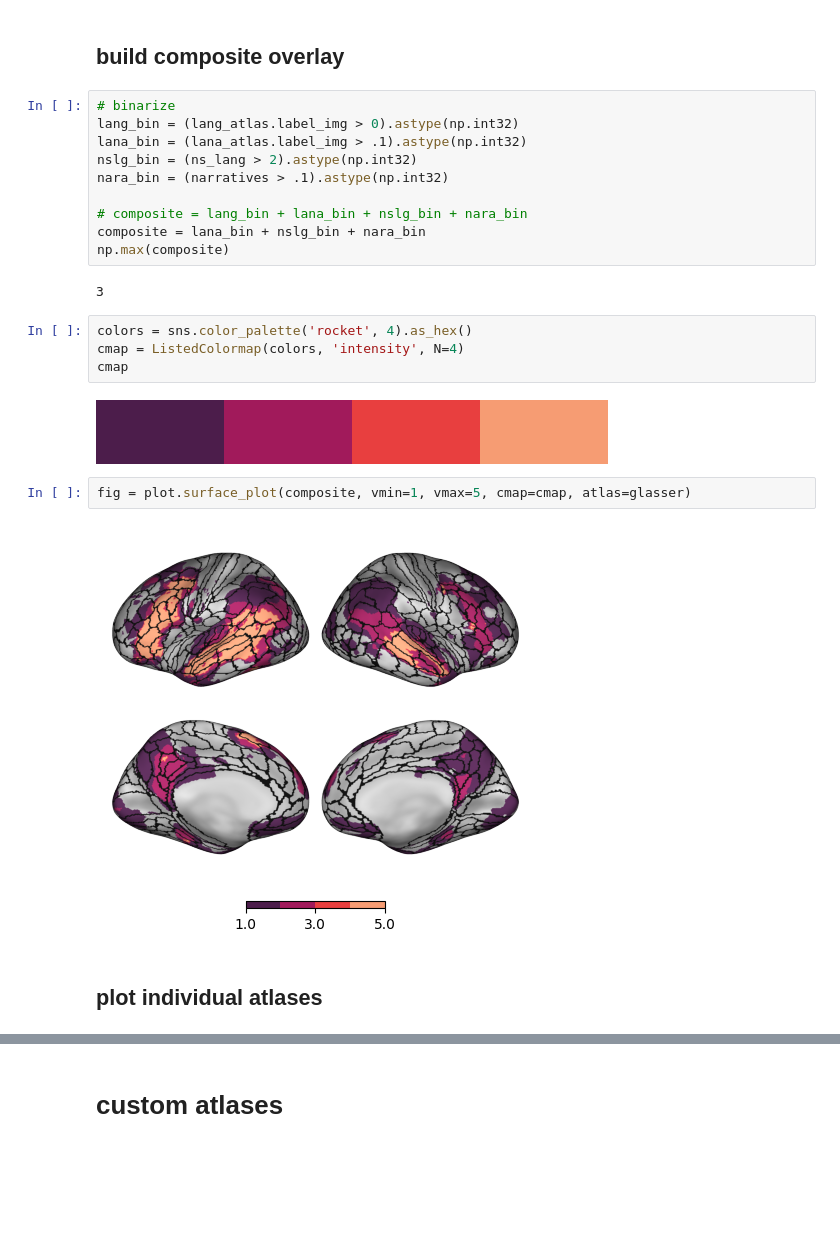
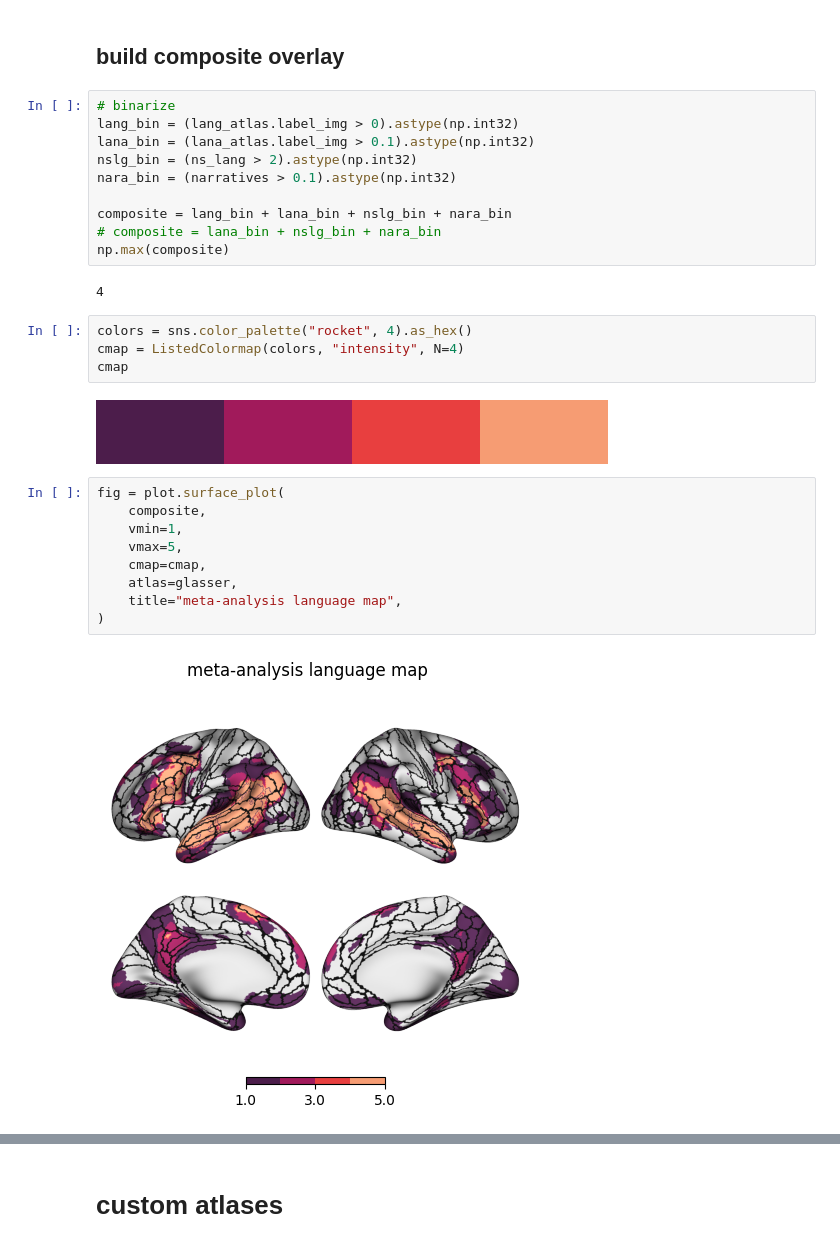
Before and after one commit to YeajuDianaKim394/EncodingModels, a Jupyter notebook: code/atlas.ipynb, the cells around one changed output, grey strips where cells are left out. Drawn from its saved outputs; the diff is of its cells as text; blank space fills up the shorter version.

```diff
--- a/code/atlas.ipynb
+++ b/code/atlas.ipynb
@@ -55,24 +102,29 @@ ns_lang.min(), ns_lang.max()
 # %%
 # binarize
 lang_bin = (lang_atlas.label_img > 0).astype(np.int32)
-lana_bin = (lana_atlas.label_img > .1).astype(np.int32)
+lana_bin = (lana_atlas.label_img > 0.1).astype(np.int32)
 nslg_bin = (ns_lang > 2).astype(np.int32)
-nara_bin = (narratives > .1).astype(np.int32)
+nara_bin = (narratives > 0.1).astype(np.int32)
 
-# composite = lang_bin + lana_bin + nslg_bin + nara_bin
-composite = lana_bin + nslg_bin + nara_bin
+composite = lang_bin + lana_bin + nslg_bin + nara_bin
+# composite = lana_bin + nslg_bin + nara_bin
 np.max(composite)
 # %% [output]
-3
+4
 # %%
-colors = sns.color_palette('rocket', 4).as_hex()
-cmap = ListedColormap(colors, 'intensity', N=4)
+colors = sns.color_palette("rocket", 4).as_hex()
+cmap = ListedColormap(colors, "intensity", N=4)
 cmap
 # %% [output]
 [figure]
 # %%
-fig = plot.surface_plot(composite, vmin=1, vmax=5, cmap=cmap, atlas=glasser)
+fig = plot.surface_plot(
+    composite,
+    vmin=1,
+    vmax=5,
+    cmap=cmap,
+    atlas=glasser,
+    title="meta-analysis language map",
+)
 # %% [output]
-[figure, old version]
+[figure, new version]
-# %% [markdown]
-## plot individual atlases
```
Also changed, not shown: parts of 37 cells of this notebook, 17 other files.
